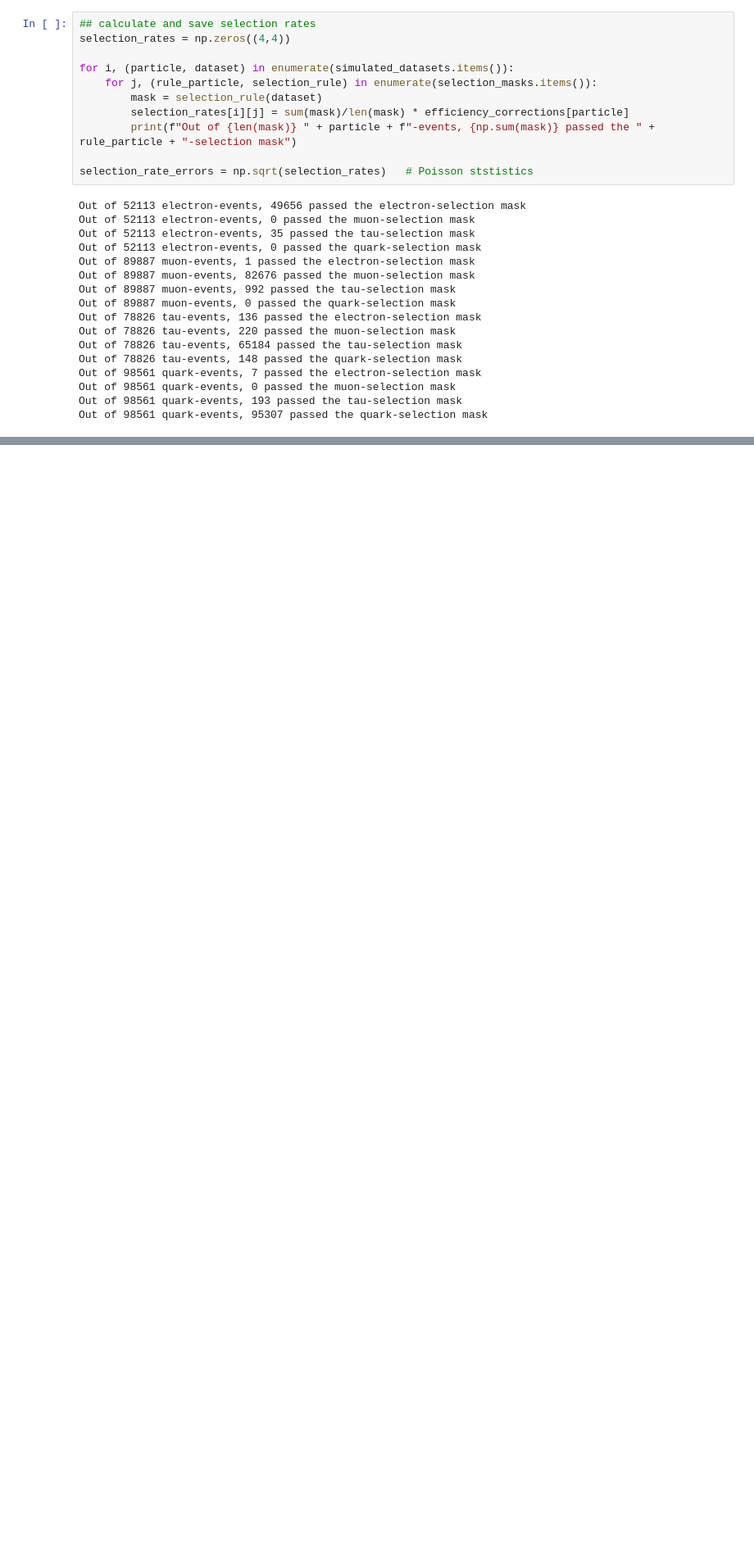
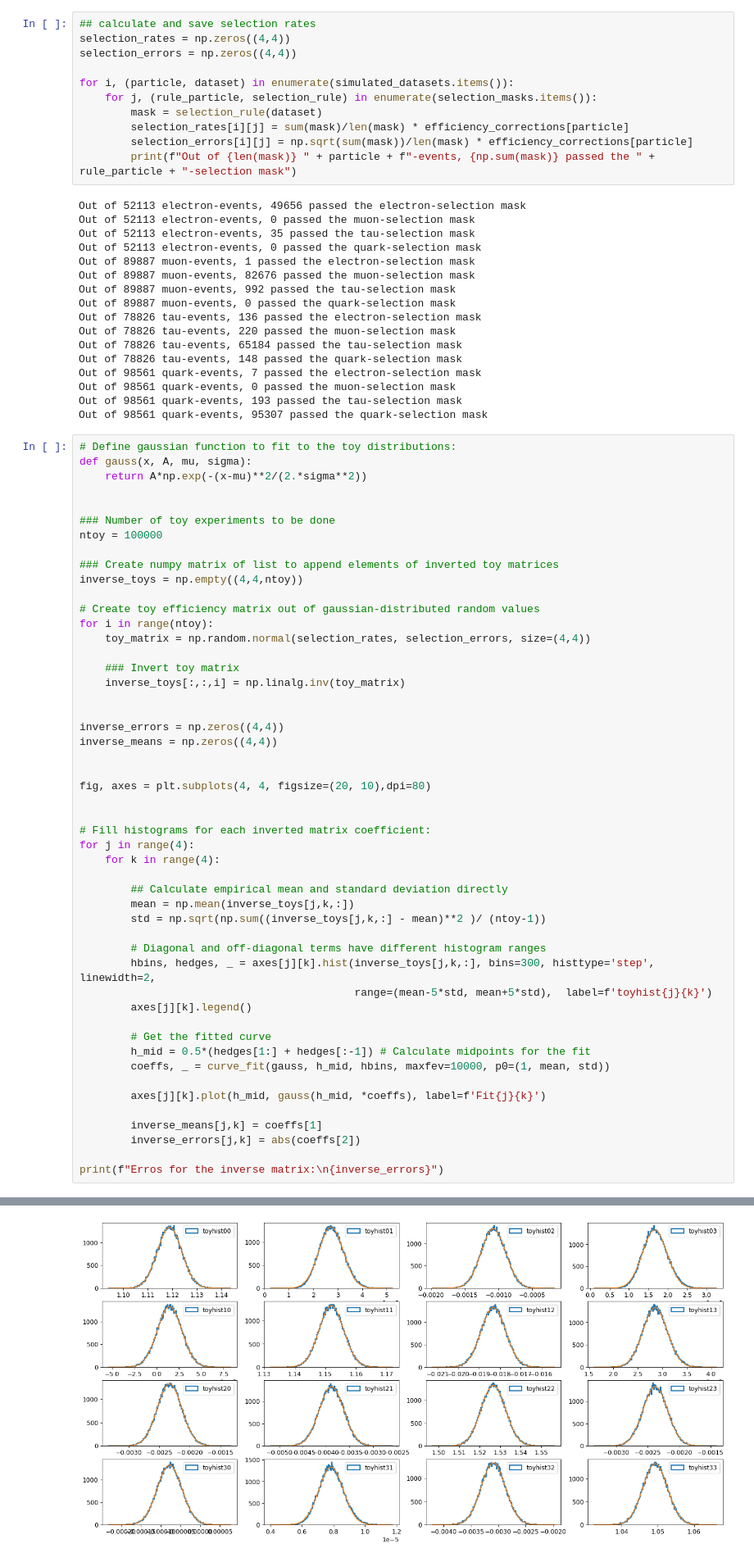
Before and after one commit to robingrether/z0-precisionmeasurement, a Jupyter notebook: z0_experiment.ipynb, the cells around one changed output, grey strips where cells are left out. Shown: that part at 82% size. Cells and saved outputs as stored; diff of their text form; blank space fills up the shorter version.

Commit message:
Implemented Matrix Inversion with error estimation

```diff
--- a/z0_experiment.ipynb
+++ b/z0_experiment.ipynb
@@ -223,14 +225,14 @@ selection_masks = {'electron': electron_mask, 'muon': muon_mask, 'tau': tau_mask
 # %%
 ## calculate and save selection rates
 selection_rates = np.zeros((4,4))
+selection_errors = np.zeros((4,4))
 
 for i, (particle, dataset) in enumerate(simulated_datasets.items()):
     for j, (rule_particle, selection_rule) in enumerate(selection_masks.items()):
         mask = selection_rule(dataset)
         selection_rates[i][j] = sum(mask)/len(mask) * efficiency_corrections[particle]
+        selection_errors[i][j] = np.sqrt(sum(mask))/len(mask) * efficiency_corrections[particle]
         print(f"Out of {len(mask)} " + particle + f"-events, {np.sum(mask)} passed the " + rule_particle + "-selection mask")
-
-selection_rate_errors = np.sqrt(selection_rates)   # Poisson ststistics
 # %% [output]
 Out of 52113 electron-events, 49656 passed the electron-selection mask
 Out of 52113 electron-events, 0 passed the muon-selection mask
@@ -248,3 +250,54 @@ Out of 98561 quark-events, 7 passed the electron-selection mask
 Out of 98561 quark-events, 0 passed the muon-selection mask
 Out of 98561 quark-events, 193 passed the tau-selection mask
 Out of 98561 quark-events, 95307 passed the quark-selection mask
+# %%
+# Define gaussian function to fit to the toy distributions:
+def gauss(x, A, mu, sigma):
+    return A*np.exp(-(x-mu)**2/(2.*sigma**2))
+
+
+### Number of toy experiments to be done
+ntoy = 100000
+
+### Create numpy matrix of list to append elements of inverted toy matrices
+inverse_toys = np.empty((4,4,ntoy))
+
+# Create toy efficiency matrix out of gaussian-distributed random values
+for i in range(ntoy):
+    toy_matrix = np.random.normal(selection_rates, selection_errors, size=(4,4))
+
+    ### Invert toy matrix
+    inverse_toys[:,:,i] = np.linalg.inv(toy_matrix)
+
+
+inverse_errors = np.zeros((4,4))
+inverse_means = np.zeros((4,4))
+
+
+fig, axes = plt.subplots(4, 4, figsize=(20, 10),dpi=80)
+
+
+# Fill histograms for each inverted matrix coefficient:
+for j in range(4):
+    for k in range(4):
+
+        ## Calculate empirical mean and standard deviation directly
+        mean = np.mean(inverse_toys[j,k,:])
+        std = np.sqrt(np.sum((inverse_toys[j,k,:] - mean)**2 )/ (ntoy-1))
+
+        # Diagonal and off-diagonal terms have different histogram ranges
+        hbins, hedges, _ = axes[j][k].hist(inverse_toys[j,k,:], bins=300, histtype='step', linewidth=2,
+                                           range=(mean-5*std, mean+5*std),  label=f'toyhist{j}{k}')
+        axes[j][k].legend()
+
+        # Get the fitted curve
+        h_mid = 0.5*(hedges[1:] + hedges[:-1]) # Calculate midpoints for the fit
+        coeffs, _ = curve_fit(gauss, h_mid, hbins, maxfev=10000, p0=(1, mean, std))
+
+        axes[j][k].plot(h_mid, gauss(h_mid, *coeffs), label=f'Fit{j}{k}')
+
+        inverse_means[j,k] = coeffs[1]
+        inverse_errors[j,k] = abs(coeffs[2])
+
+print(f"Erros for the inverse matrix:\n{inverse_errors}")
+# %% [output]
@@ -251,3 +309,4 @@ Out of 98561 quark-events, 95307 passed the quark-selection mask
+[figure, added]
 # %% [markdown]
 ## Import OPAL data
 # %%
```
Also changed, not shown: parts of 3 cells of this notebook.
